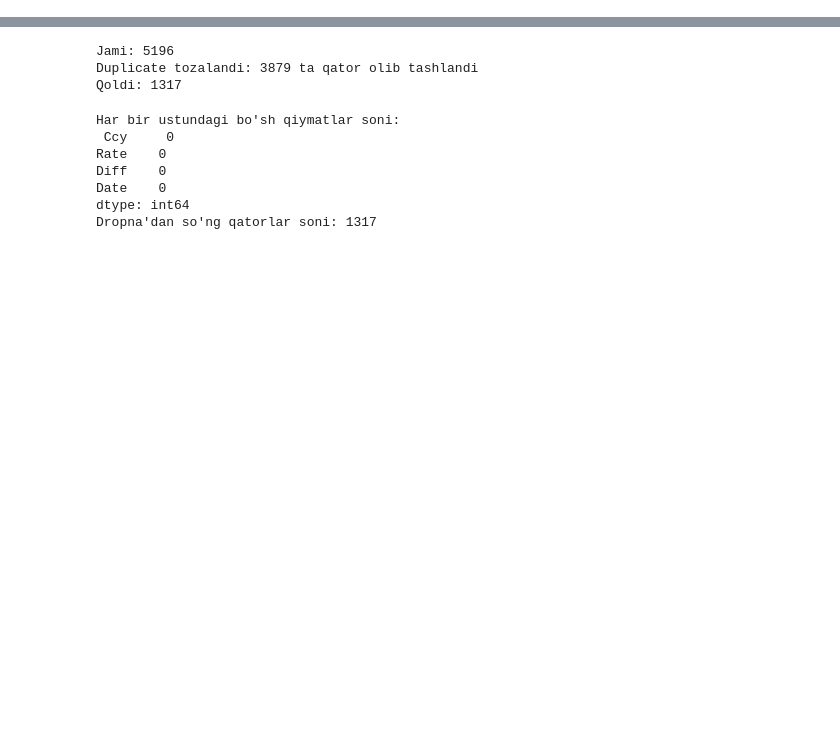
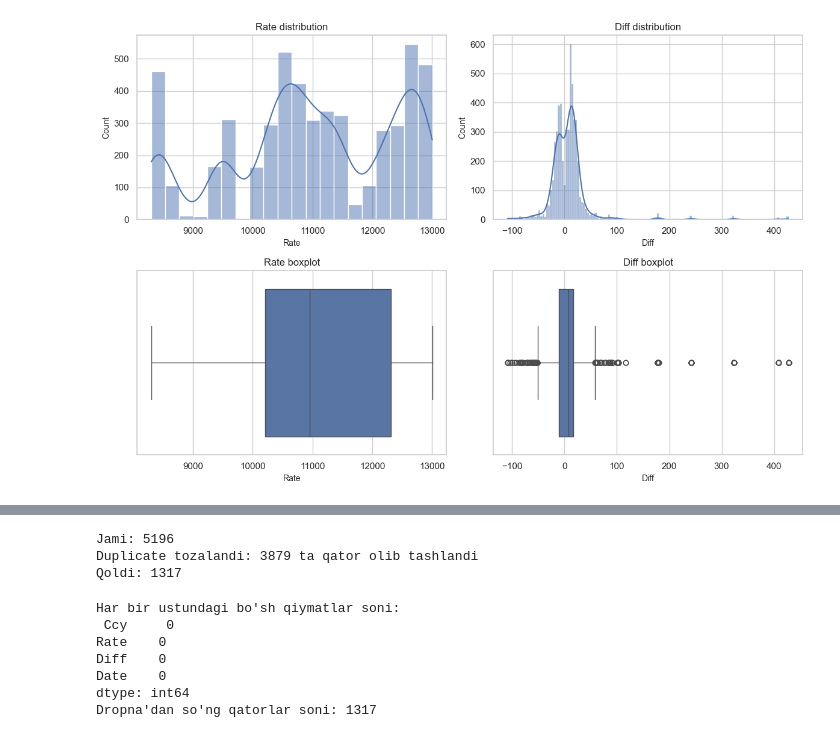
Before and after one commit to ZikrullaRaxmatov/AI_Rate_Prediction, a Jupyter notebook: preprocess_data.ipynb, the cells around one changed output, grey strips where cells are left out. Drawn from its saved outputs; the diff is of its cells as text; code cells hidden in the pictures; blank space fills up the shorter version.

```diff
--- a/preprocess_data.ipynb
+++ b/preprocess_data.ipynb
@@ -29,0 +34,12 @@ df.head()
+# %%
+# Kerakli sozlamalarni amalga oshirish
+sns.set_theme(style="whitegrid", palette="deep")
+plt.rcParams["axes.titlesize"] = 12
+plt.rcParams["axes.labelsize"] = 10
+pd.set_option("display.float_format", lambda v: f"{v:,.2f}")
+# %%
+df["Date"] = pd.to_datetime(df["Date"], format="%d.%m.%Y", errors="coerce")
+df = df.sort_values("Date").reset_index(drop=True)
+
+print(f"Rows: {len(df):,}; Columns: {df.shape[1]}")
+df.sample(5)
@@ -29,0 +81,13 @@ df.head()
+# %%
+fig, axes = plt.subplots(2, 2, figsize=(12, 8))
+sns.histplot(df["Rate"], kde=True, ax=axes[0, 0])
+axes[0, 0].set_title("Rate distribution")
+sns.histplot(df["Diff"].dropna(), kde=True, ax=axes[0, 1])
+axes[0, 1].set_title("Diff distribution")
+sns.boxplot(x=df["Rate"], ax=axes[1, 0])
+axes[1, 0].set_title("Rate boxplot")
+sns.boxplot(x=df["Diff"].dropna(), ax=axes[1, 1])
+axes[1, 1].set_title("Diff boxplot")
+plt.tight_layout()
+# %% [output]
+[figure, added]
```
Also changed, not shown: parts of 12 cells of this notebook, 2 other files.
